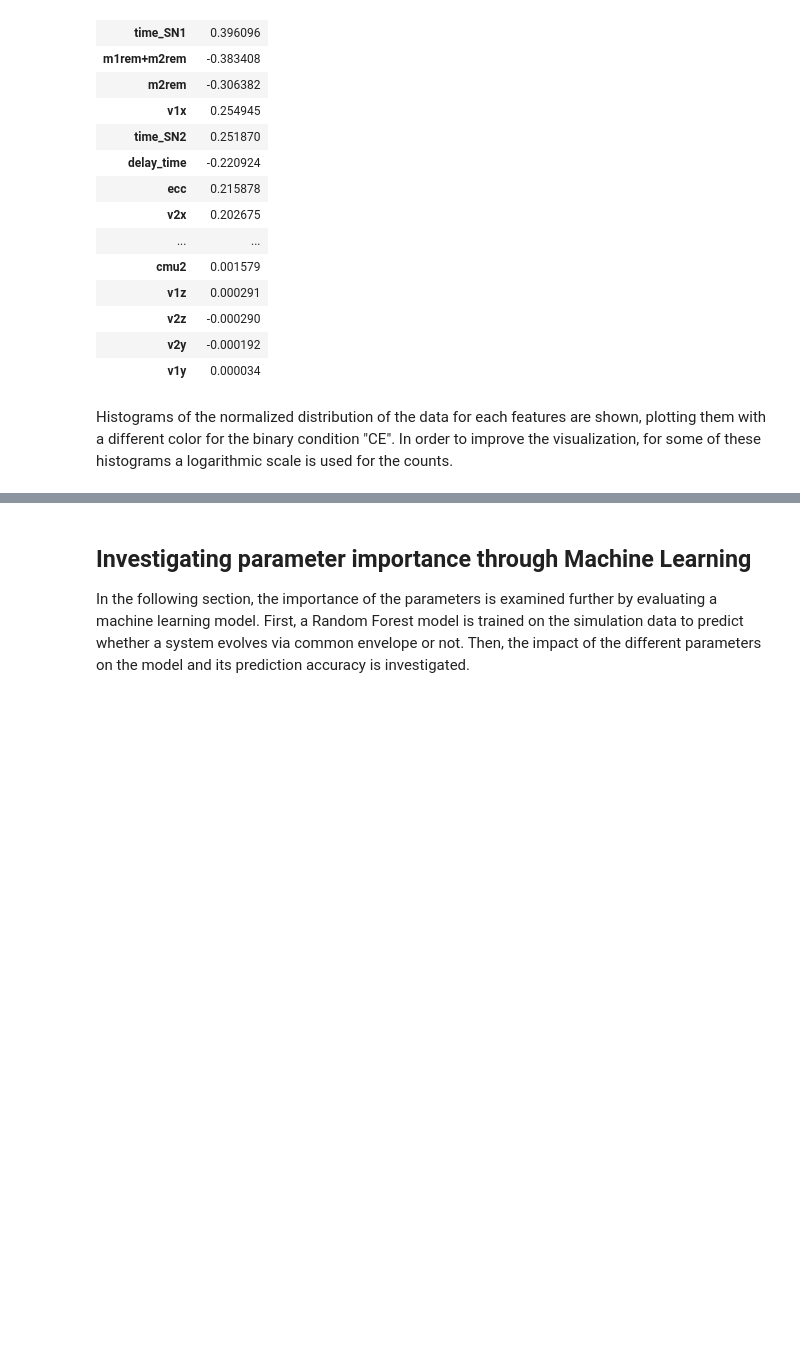
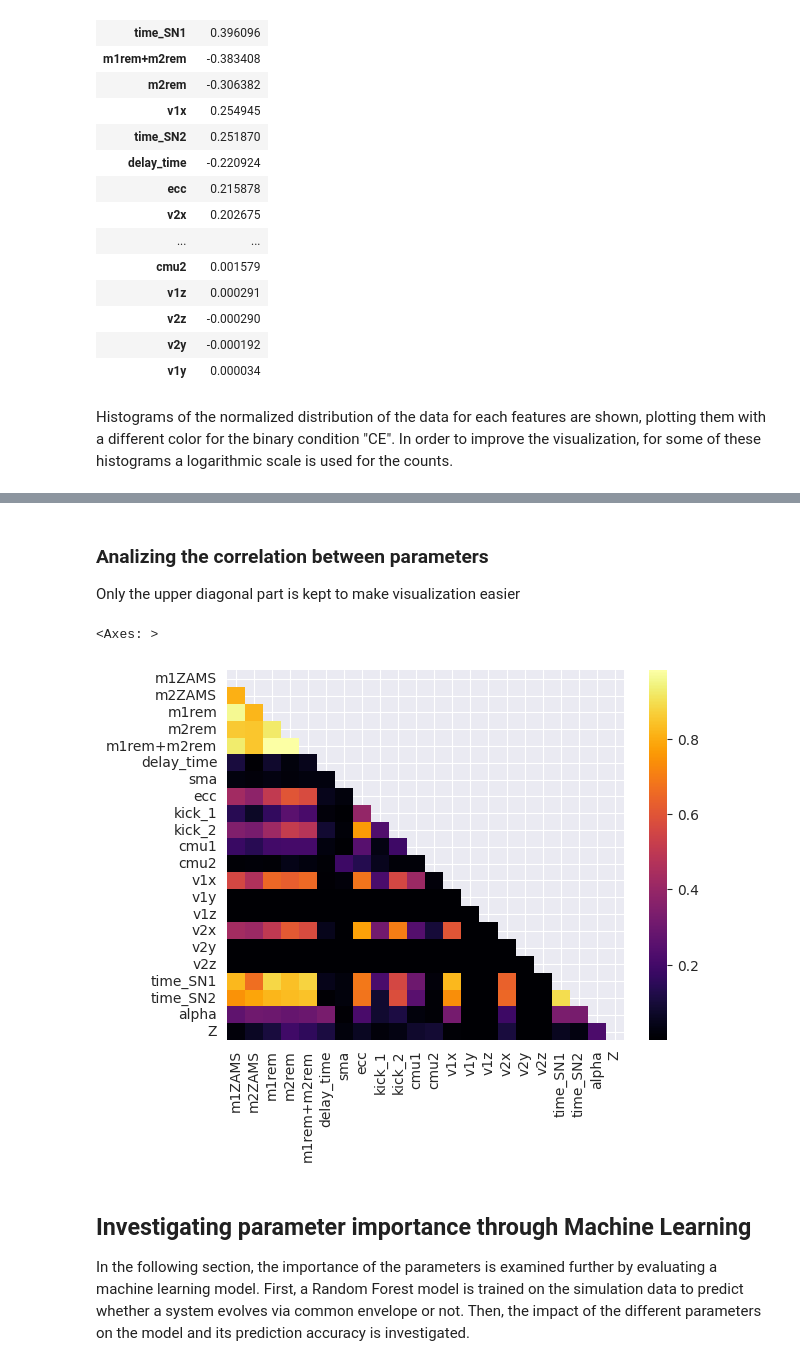
Before and after one commit to Giacomo-Menegatti/AstroLab, a Jupyter notebook: AstroLab.ipynb, the cells around one changed output, grey strips where cells are left out. Saved outputs shown, nothing was run; the diff lists cells and outputs as text; code cells hidden in the pictures; blank space fills up the shorter version.

```diff
--- a/AstroLab.ipynb
+++ b/AstroLab.ipynb
@@ -194,3 +199,16 @@ plt.show()
+# %% [markdown]
+### Analizing the correlation between parameters
+Only the upper diagonal part is kept to make visualization easier
+# %%
+data_corr = data.drop(columns='CE')
+corr_matrix = data_corr.corr()
+
+mask = np.triu(np.ones_like(corr_matrix, dtype=bool))
+
+sns.heatmap(np.abs(corr_matrix), mask=mask, cmap='inferno', linecolor='w')#annot = true to display the values
+# %% [output]
+<Axes: >
+[figure, added]
 # %% [markdown]
 ## Investigating parameter importance through Machine Learning
 In the following section, the importance of the parameters is examined further by evaluating a machine learning model.
```
Also changed, not shown: parts of 10 cells of this notebook.
